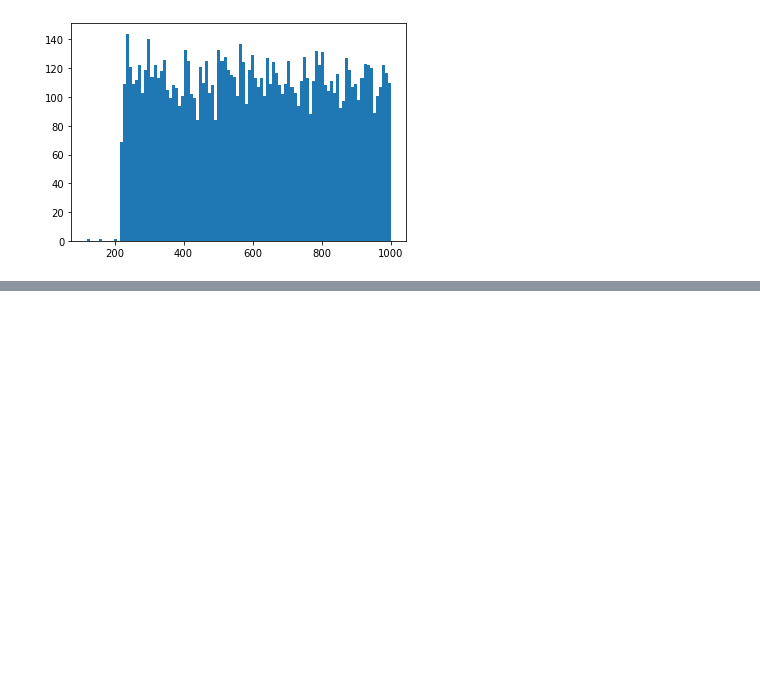
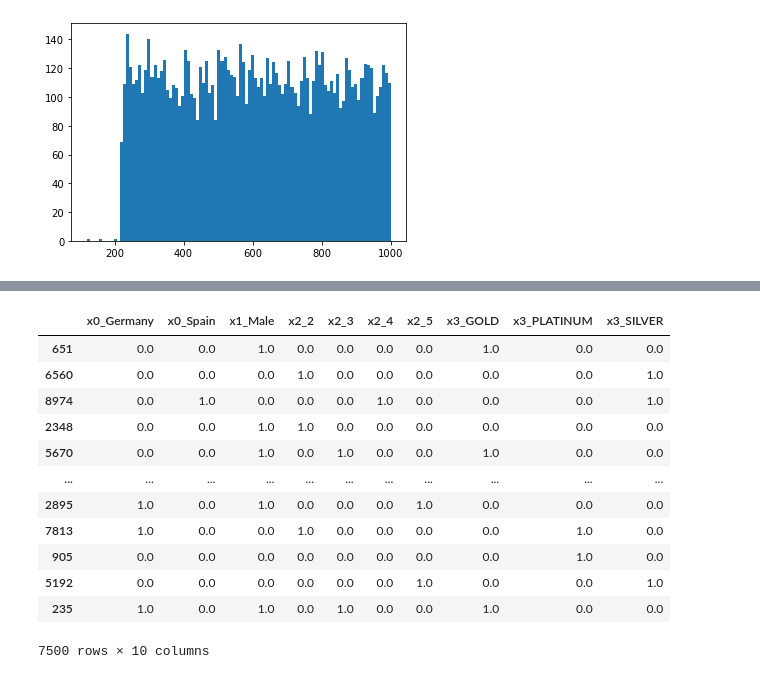
Before and after one commit to SamBen804/Bank_Customer_Churn_Analysis, a Jupyter notebook: EDA.ipynb, the cells around one changed output, grey strips where cells are left out. Cells and saved outputs as stored; diff of their text form; code cells hidden in the pictures; blank space fills up the shorter version.

```diff
--- a/EDA.ipynb
+++ b/EDA.ipynb
@@ -214,0 +517,3 @@ plt.hist(df['Point Earned'], bins=100);
+# %%
+X_num_cat = num_cat
+y = df['Exited']
@@ -214,0 +525,26 @@ plt.hist(df['Point Earned'], bins=100);
+# %%
+X_train, X_test, y_train, y_test = train_test_split(X, y, random_state=1)
+# %%
+# Beginnging to tackle categoricals
+ohe = OneHotEncoder(drop='first')
+cats = ohe.fit_transform(X_train[['Geography', 'Gender', 'Satisfaction Score', 'Card Type']])
+
+# Getting a DF
+cats_df = pd.DataFrame(cats.todense(), columns=ohe.get_feature_names(),
+                         index=X_train.index)
+
+cats_df
+# %% [output]
+|  | x0_Germany | x0_Spain | x1_Male | x2_2 | x2_3 | x2_4 | x2_5 | x3_GOLD | x3_PLATINUM | x3_SILVER |
+| 651 | 0.0 | 0.0 | 1.0 | 0.0 | 0.0 | 0.0 | 0.0 | 1.0 | 0.0 | 0.0 |
+| 6560 | 0.0 | 0.0 | 0.0 | 1.0 | 0.0 | 0.0 | 0.0 | 0.0 | 0.0 | 1.0 |
+| 8974 | 0.0 | 1.0 | 0.0 | 0.0 | 0.0 | 1.0 | 0.0 | 0.0 | 0.0 | 1.0 |
+| 2348 | 0.0 | 0.0 | 1.0 | 1.0 | 0.0 | 0.0 | 0.0 | 0.0 | 0.0 | 0.0 |
+| 5670 | 0.0 | 0.0 | 1.0 | 0.0 | 1.0 | 0.0 | 0.0 | 1.0 | 0.0 | 0.0 |
+| ... | ... | ... | ... | ... | ... | ... | ... | ... | ... | ... |
+| 2895 | 1.0 | 0.0 | 1.0 | 0.0 | 0.0 | 0.0 | 1.0 | 0.0 | 0.0 | 0.0 |
+| 7813 | 1.0 | 0.0 | 0.0 | 1.0 | 0.0 | 0.0 | 0.0 | 0.0 | 1.0 | 0.0 |
+| 905 | 0.0 | 0.0 | 0.0 | 0.0 | 0.0 | 0.0 | 0.0 | 0.0 | 1.0 | 0.0 |
+| 5192 | 0.0 | 0.0 | 0.0 | 0.0 | 0.0 | 0.0 | 1.0 | 0.0 | 0.0 | 1.0 |
+| 235 | 1.0 | 0.0 | 1.0 | 0.0 | 1.0 | 0.0 | 0.0 | 1.0 | 0.0 | 0.0 |
+7500 rows × 10 columns
```
Also changed, not shown: parts of 88 cells of this notebook.
